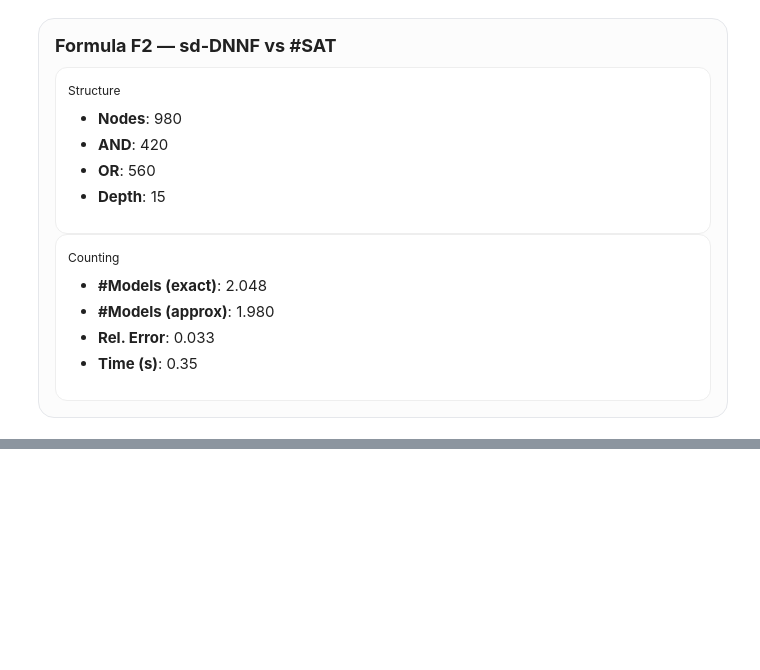
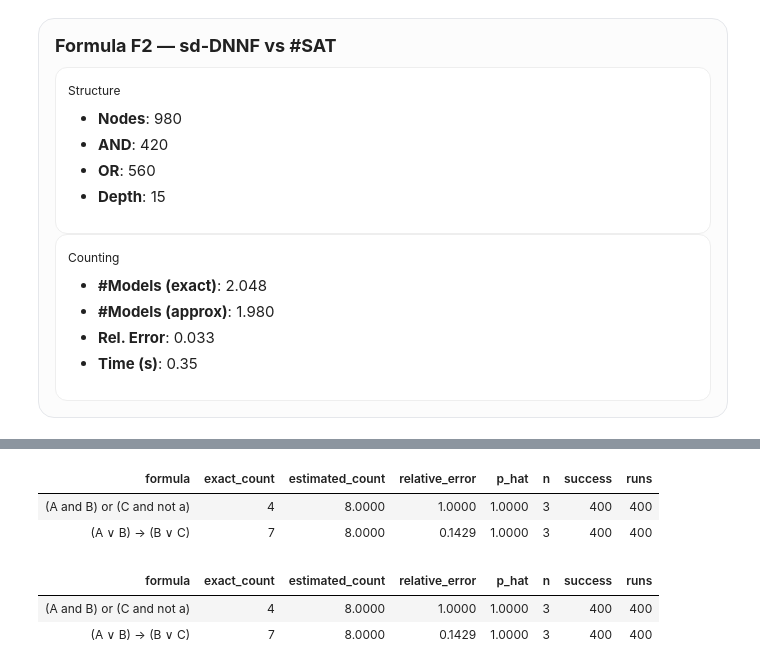
Before and after one commit to jcasonatto/Proj_knowledge25, a Jupyter notebook: prove_output.ipynb, the cells around one changed output, grey strips where cells are left out. Drawn from its saved outputs; the diff is of its cells as text; code cells hidden in the pictures; blank space fills up the shorter version.

```diff
--- a/prove_output.ipynb
+++ b/prove_output.ipynb
@@ -1026,0 +1257,70 @@ Time (s): 0.35
+# %%
+# ===========================
+# Styling pastel
+# ===========================
+def style_pastel(df: pd.DataFrame):
+    num_cols = df.select_dtypes(include=[np.number]).columns.tolist()
+
+    sty = (df.style
+           .hide(axis="index")
+           .set_table_styles([
+               {"selector": "th.col_heading",
+                "props": [("background", "#f0f0f0"), ("color", "#374151"),
+                          ("font-size", "13px"), ("font-weight", "600"),
+                          ("padding", "10px 8px"), ("border", "none")]},
+               {"selector": "tbody td",
+                "props": [("padding", "10px 12px"), ("border-bottom", "1px solid #e5e7eb"),
+                          ("font-size", "13px"), ("color", "#f0f0f0")]},
+               {"selector": "table",
+                "props": [("border-collapse", "separate"), ("border-spacing", "0"),
+                          ("border", "1px solid #e5e7eb"), ("border-radius", "12px"),
+                          ("overflow", "hidden"), ("box-shadow", "0 4px 12px rgba(0,0,0,.05)")]},
+           ])
+           .format(precision=4)
+          )
+
+    if num_cols:
+        # Gradiente pastello (viola→rosa→azzurro chiaro)
+        sty = sty.background_gradient(
+            cmap="coolwarm", subset=num_cols,
+            vmin=df[num_cols].min().min(),
+            vmax=df[num_cols].max().max()
+        )
+
+    return sty
+
+# Mostra
+display(style_pastel(df))
+
+
+# ---- USO ----
+from sympy import symbols, simplify, Not, And, Or, Implies, satisfiable, S, simplify, sympify
+from sympy import symbols, And, Or, Not, Implies
+from sympy.logic.boolalg import to_nnf, Boolean
+from sympy.logic.inference import satisfiable
+from sympy.logic.boolalg import to_cnf
+from itertools import combinations
+from functools import reduce
+import random
+import time
+A, B, C = symbols('A B C')
+F2 = Implies(Or(A, B), Or(B, C))
+formule = [
+    ("(A and B) or (C and not a)", Or(And(A, B), And(C, Not(A)))),
+    ("(A ∨ B) → (B ∨ C)", Implies(Or(A, B), Or(B, C))),
+]
+
+import pandas as pd
+risultati = []
+for nome, F in formule:
+    res = compare_exact_vs_samplesat(F, runs=400, max_tries=60, max_flips=500, noise=0.5)
+    risultati.append({"formula": nome, **res})
+df = pd.DataFrame(risultati)
+display(style_results(df, vivid=True))
+# %% [output]
+| formula | exact_count | estimated_count | relative_error | p_hat | n | success | runs |
+| (A and B) or (C and not a) | 4 | 8.0000 | 1.0000 | 1.0000 | 3 | 400 | 400 |
+| (A ∨ B) → (B ∨ C) | 7 | 8.0000 | 0.1429 | 1.0000 | 3 | 400 | 400 |
+| formula | exact_count | estimated_count | relative_error | p_hat | n | success | runs |
+| (A and B) or (C and not a) | 4 | 8.0000 | 1.0000 | 1.0000 | 3 | 400 | 400 |
+| (A ∨ B) → (B ∨ C) | 7 | 8.0000 | 0.1429 | 1.0000 | 3 | 400 | 400 |
```
Also changed, not shown: parts of 4 cells of this notebook, 1 other file.
